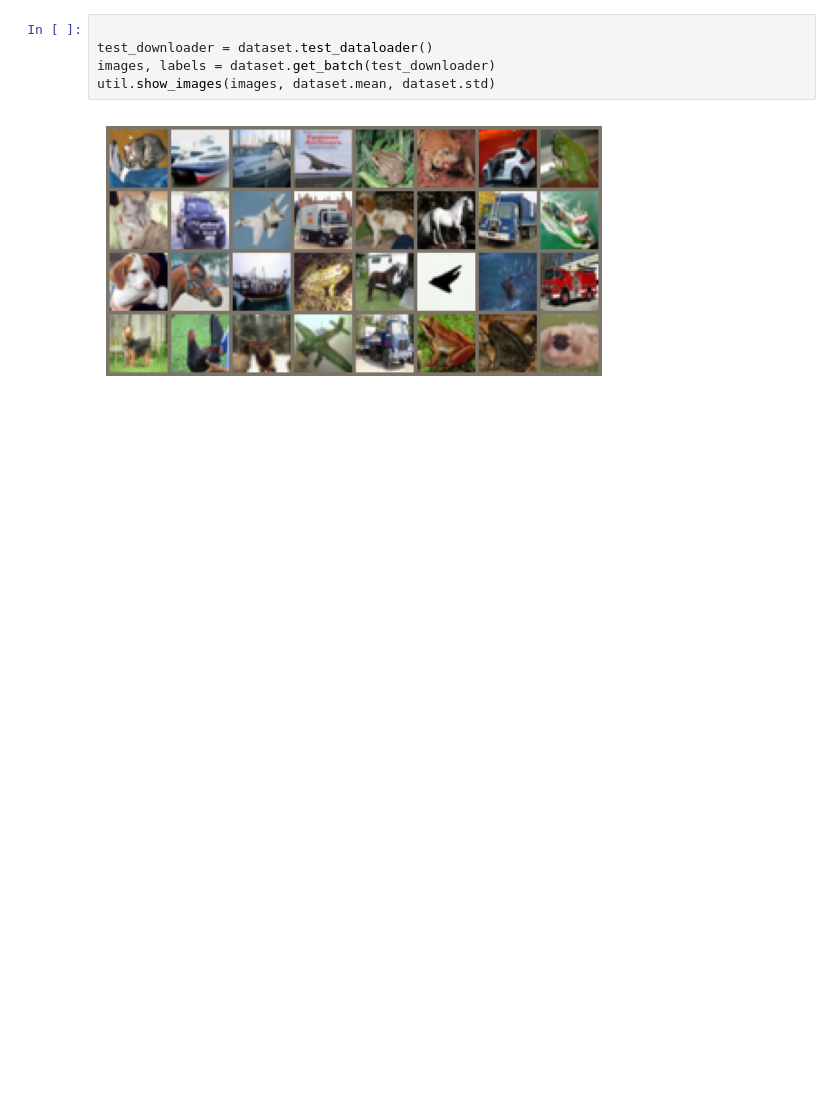
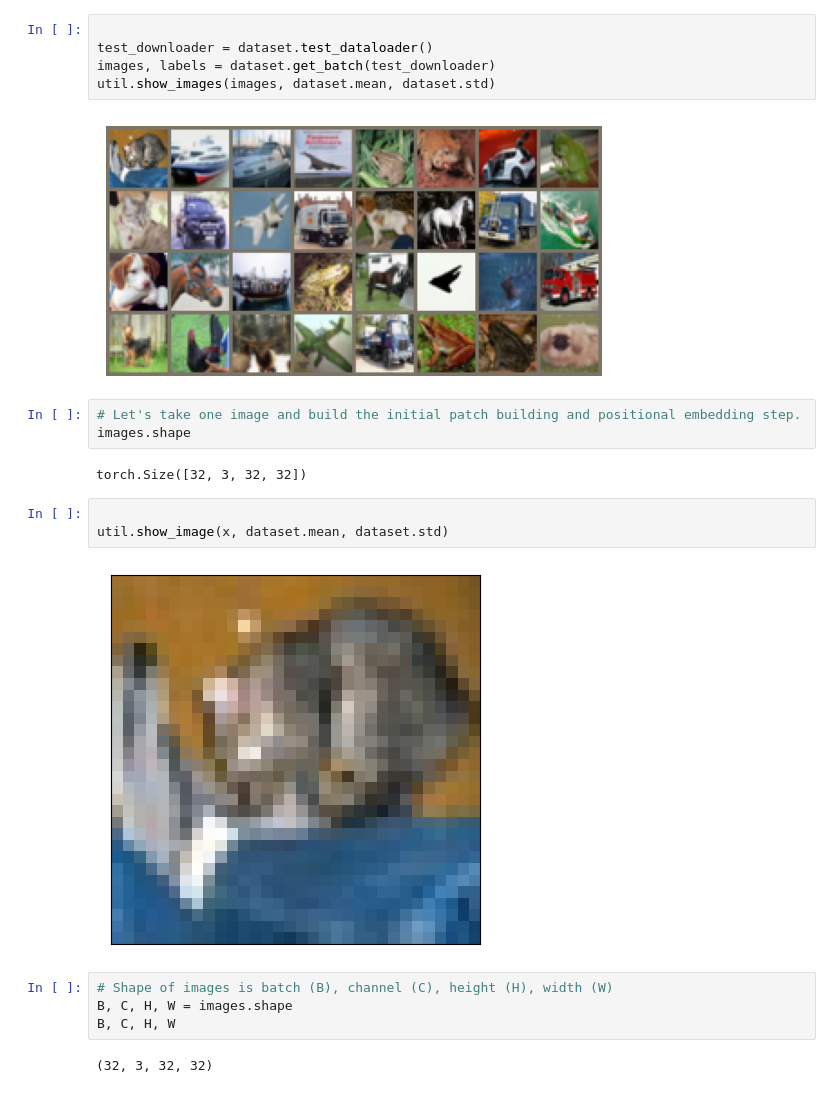
Before and after one commit to aspiringastro/vit-step-by-step, a Jupyter notebook: vit.ipynb, the cells around one changed output. Drawn from its saved outputs; the diff is of its cells as text; blank space fills up the shorter version.

Commit message:
interim steps with patch generation

```diff
--- a/vit.ipynb
+++ b/vit.ipynb
@@ -20,3 +24,19 @@ images, labels = dataset.get_batch(test_downloader)
 util.show_images(images, dataset.mean, dataset.std)
 # %% [output]
 [figure]
+# %%
+# Let's take one image and build the initial patch building and positional embedding step.
+images.shape
+# %% [output]
+torch.Size([32, 3, 32, 32])
+# %%
+
+util.show_image(x, dataset.mean, dataset.std)
+# %% [output]
+[figure, added]
+# %%
+# Shape of images is batch (B), channel (C), height (H), width (W)
+B, C, H, W = images.shape
+B, C, H, W
+# %% [output]
+(32, 3, 32, 32)
```
Also changed, not shown: parts of 10 cells of this notebook, 3 other files.
